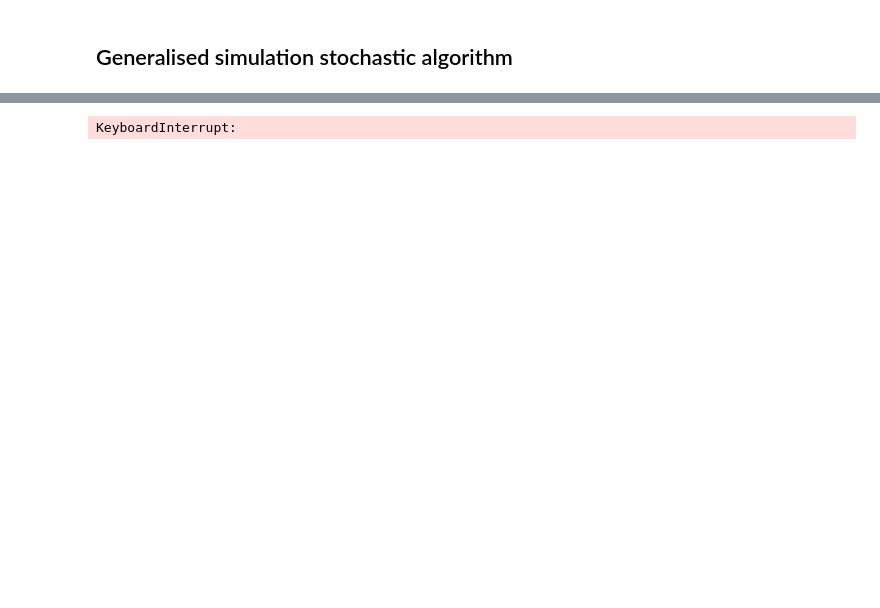
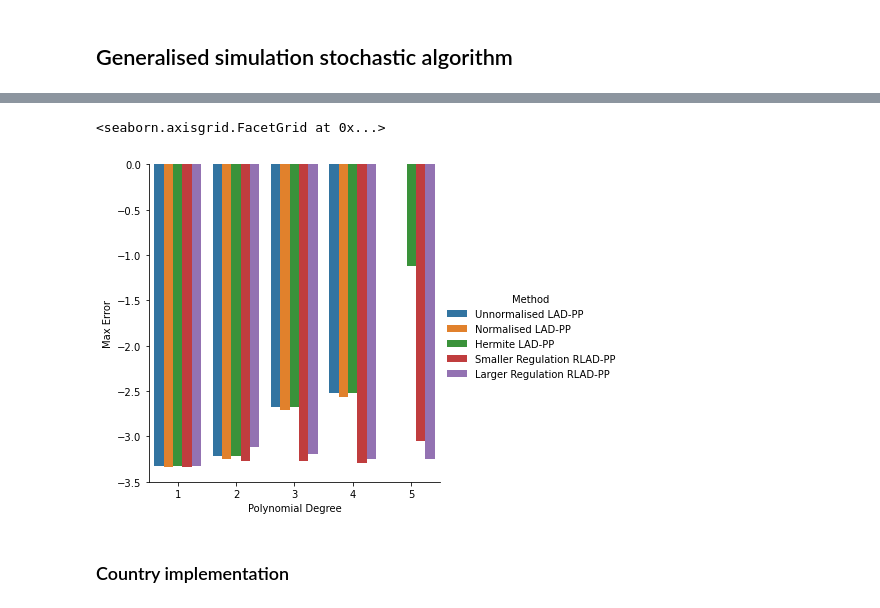
Before and after one commit to PoTseCheng/OSE, a Jupyter notebook: GSS/Gss python/OSE final report.ipynb, the cells around one changed output, grey strips where cells are left out. Saved outputs shown, nothing was run; the diff lists cells and outputs as text; code cells hidden in the pictures; blank space fills up the shorter version.

```diff
--- a/GSS/Gss python/OSE final report.ipynb
+++ b/GSS/Gss python/OSE final report.ipynb
@@ -341,2 +238,4 @@ result3 = pd.concat([df_0, df_1, df_2, df_3, df_4])
+# %%
+result1, result2, result3 = Result_agent(cache=True)
 # %%
 sns.factorplot(x='Polynomial Degree', y='Total Time', hue='Method', data=result1, kind='bar')
@@ -360,0 +265,5 @@ df = pd.DataFrame({'LSV_un':mean_2_0,
+# %%
+sns.factorplot(x='Polynomial Degree', y='Max Error', hue='Method', data=result3, kind='bar')
+# %% [output]
+<seaborn.axisgrid.FacetGrid at 0x...>
+[figure, added]
@@ -361,18 +280,29 @@ df = pd.DataFrame({'LSV_un':mean_2_0,
 # %%
+#Monta-Carol inaccuracy
 
 
-#Table 2_1
 max_table2_1 = []
 mean_table2_1 = []
 error_time_table2_1 = []
 Time_table2_1 = []
 stage1_time_tables2_1 =[]
 for i in range(11):
-    max_out, mean_out, error_time, Time_out, stage1_time = GSSA_1_agent(T=3000, T_test=10000, D_max=5, IM=10, RM=6 ,normalize=1, penalty=7, PF=0)
+    max_out, mean_out, error_time, Time_out, stage1_time = GSSA_1_agent(T=1000, T_test=10000, D_max=5, IM=0, RM=7 ,normalize=1, penalty=-7, PF=0)
     max_table2_1.append(max_out)
     mean_table2_1.append(mean_out)
     error_time_table2_1.append(error_time)
     Time_table2_1.append(Time_out)
     stage1_time_tables2_1.append(stage1_time)
+
+max_table2_2 = []
+mean_table2_2 = []
+error_time_table2_2 = []
+Time_table2_2 = []
+stage1_time_tables2_2 =[]
+for i in range(11):
+    max_out, mean_out, error_time, Time_out, stage1_time = GSSA_1_agent(T=10000, T_test=10200, D_max=5, IM=0, RM=7 ,normalize=1, penalty=-7, PF=0)
+    max_table2_2.append(max_out)
+    mean_table2_2.append(mean_out)
+    error_time_table2_2.append(error_time)
+    Time_table2_2.append(Time_out)
+    stage1_time_tables2_2.append(stage1_time)
-# %% [output]
-KeyboardInterrupt:
@@ -395,0 +309,2 @@ for i in range(11):
+# %% [markdown]
+### Country implementation
```
Also changed, not shown: parts of 54 cells of this notebook, 12 other files.
